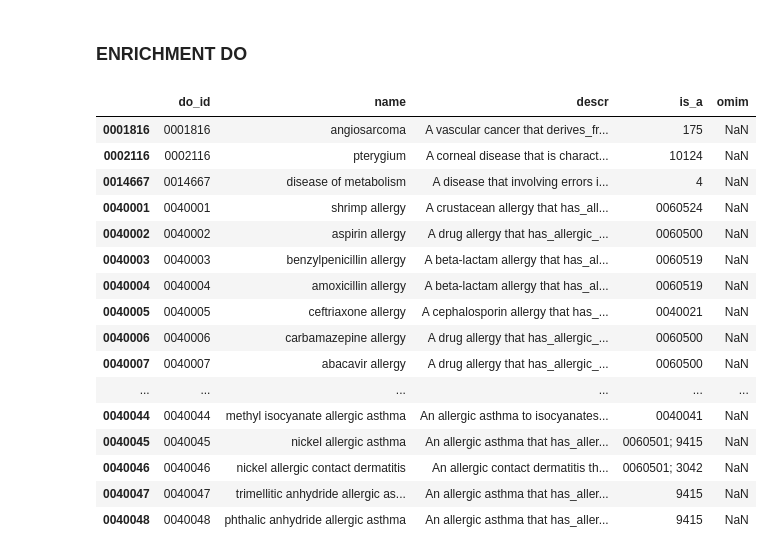
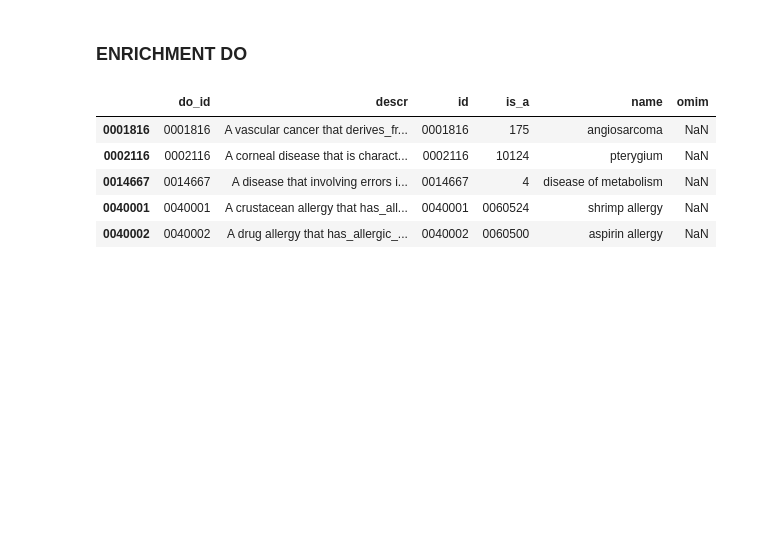
Before and after one commit to damiclem/proteincake, a Jupyter notebook: DO_functions.ipynb, the cells around one changed output. Drawn from its saved outputs; the diff is of its cells as text; code cells hidden in the pictures; blank space fills up the shorter version.

```diff
--- a/DO_functions.ipynb
+++ b/DO_functions.ipynb
@@ -136,53 +130,51 @@ with open(DO_ID_PATH_OBO) as f:
         line = line.strip().split(": ")
 
         if line and len(line) == 2:
             k, v = line
             if k == "id" and v.startswith("DOID:"):
                 obj["id"] = v.split(":")[1]
             elif k == 'def':
                 obj['descr'] = v.split('"')[1]
             elif k == "xref" and "OMIM" in v:
                 obj["omim"] = v.split(":")[1]
             elif k == "name":
                 obj["name"] = v
             elif k == "is_a":
                 obj.setdefault("is_a", []).append(v.split()[0].split(":")[1])
             elif k == "is_obsolete":
                 obj["is_obsolete"] = True
         else:
             if obj.get("id") and not obj.get("is_obsolete"):
                 do[obj["id"]] = obj
             obj = {}
 
+
 ontology = pd.DataFrame(do).transpose()
-ontology.columns= ['do_id', 'name', 'descr', 'is_a', 'omim']
+# Duplicate the index column assinging it the name 'do_id'
+ontology.insert(loc=0, column='do_id', value=ontology.index)
+# Set to None the roots' parent id
 ontology.is_a[ontology.is_a.isna()] = None
-ontology.to_csv('data/do/do_ontology.csv', sep='\t')
+
+# Format 'is_a' column converting it in a string of DO ids separated by a semicolumn
 def f(x):
     if type(x) == list:
         return '; '.join(x)
+    else:
+        return x
 
 ontology.is_a = ontology.is_a.map(f)
+
+# Save the dataframe
 ontology.to_csv('data/do/do_ontology.csv', sep='\t')
-ontology.head(50)
+
+ontology.head()
 # %% [output]
-|  | do_id | name | descr | is_a | omim |
-| 0001816 | 0001816 | angiosarcoma | A vascular cancer that derives_fr... | 175 | NaN |
-| 0002116 | 0002116 | pterygium | A corneal disease that is charact... | 10124 | NaN |
-| 0014667 | 0014667 | disease of metabolism | A disease that involving errors i... | 4 | NaN |
-| 0040001 | 0040001 | shrimp allergy | A crustacean allergy that has_all... | 0060524 | NaN |
-| 0040002 | 0040002 | aspirin allergy | A drug allergy that has_allergic_... | 0060500 | NaN |
-| 0040003 | 0040003 | benzylpenicillin allergy | A beta-lactam allergy that has_al... | 0060519 | NaN |
-| 0040004 | 0040004 | amoxicillin allergy | A beta-lactam allergy that has_al... | 0060519 | NaN |
-| 0040005 | 0040005 | ceftriaxone allergy | A cephalosporin allergy that has_... | 0040021 | NaN |
-| 0040006 | 0040006 | carbamazepine allergy | A drug allergy that has_allergic_... | 0060500 | NaN |
-| 0040007 | 0040007 | abacavir allergy | A drug allergy that has_allergic_... | 0060500 | NaN |
-| ... | ... | ... | ... | ... | ... |
-| 0040044 | 0040044 | methyl isocyanate allergic asthma | An allergic asthma to isocyanates... | 0040041 | NaN |
-| 0040045 | 0040045 | nickel allergic asthma | An allergic asthma that has_aller... | 0060501; 9415 | NaN |
-| 0040046 | 0040046 | nickel allergic contact dermatitis | An allergic contact dermatitis th... | 0060501; 3042 | NaN |
-| 0040047 | 0040047 | trimellitic anhydride allergic as... | An allergic asthma that has_aller... | 9415 | NaN |
-| 0040048 | 0040048 | phthalic anhydride allergic asthma | An allergic asthma that has_aller... | 9415 | NaN |
+|  | do_id | descr | id | is_a | name | omim |
+| 0001816 | 0001816 | A vascular cancer that derives_fr... | 0001816 | 175 | angiosarcoma | NaN |
+| 0002116 | 0002116 | A corneal disease that is charact... | 0002116 | 10124 | pterygium | NaN |
+| 0014667 | 0014667 | A disease that involving errors i... | 0014667 | 4 | disease of metabolism | NaN |
+| 0040001 | 0040001 | A crustacean allergy that has_all... | 0040001 | 0060524 | shrimp allergy | NaN |
+| 0040002 | 0040002 | A drug allergy that has_allergic_... | 0040002 | 0060500 | aspirin allergy | NaN |
 # %%
 """
 To retrieve the GO that are parents, we cycle over ontology["graphs"][0]["edges"] which is a list of dictionary.
```
Also changed, not shown: parts of 11 cells of this notebook.
